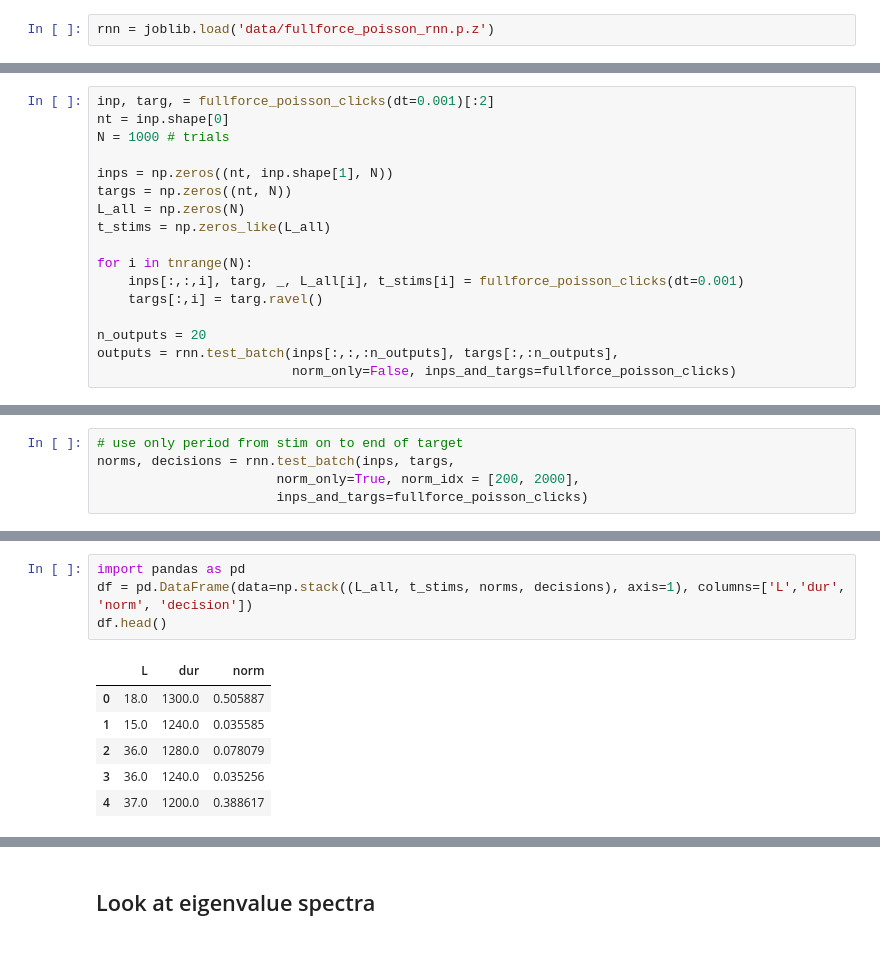
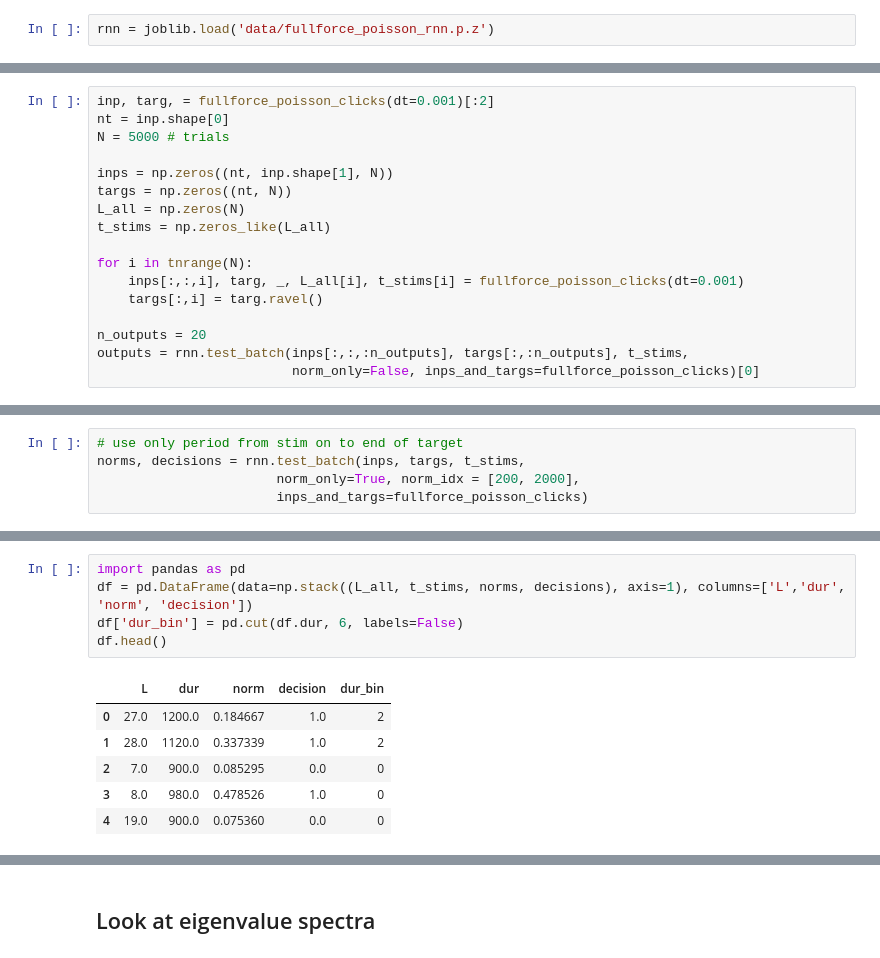
Before and after one commit to dhb2128/full-FORCE-demos, a Jupyter notebook: Python/full-FORCE demo-clicks.ipynb, the cells around one changed output, grey strips where cells are left out. Saved outputs shown, nothing was run; the diff lists cells and outputs as text.

```diff
--- a/Python/full-FORCE demo-clicks.ipynb
+++ b/Python/full-FORCE demo-clicks.ipynb
@@ -82,7 +70,7 @@ array([[ 0.12798331]])
 # %%
 inp, targ, = fullforce_poisson_clicks(dt=0.001)[:2]
 nt = inp.shape[0]
-N = 1000 # trials
+N = 5000 # trials
 
 inps = np.zeros((nt, inp.shape[1], N))
 targs = np.zeros((nt, N))
@@ -94,8 +82,8 @@ for i in tnrange(N):
     targs[:,i] = targ.ravel()
 
 n_outputs = 20
-outputs = rnn.test_batch(inps[:,:,:n_outputs], targs[:,:n_outputs],
-                         norm_only=False, inps_and_targs=fullforce_poisson_clicks)
+outputs = rnn.test_batch(inps[:,:,:n_outputs], targs[:,:n_outputs], t_stims,
+                         norm_only=False, inps_and_targs=fullforce_poisson_clicks)[0]
 # %% [output]
 [interactive output not drawn]
 Initializing
@@ -114,7 +102,7 @@ plt.colorbar();
 [interactive output not drawn]
 # %%
 # use only period from stim on to end of target
-norms, decisions = rnn.test_batch(inps, targs,
+norms, decisions = rnn.test_batch(inps, targs, t_stims,
                        norm_only=True, norm_idx = [200, 2000],
                        inps_and_targs=fullforce_poisson_clicks)
 # %% [output]
@@ -123,11 +113,12 @@ Initializing
 # %%
 import pandas as pd
 df = pd.DataFrame(data=np.stack((L_all, t_stims, norms, decisions), axis=1), columns=['L','dur', 'norm', 'decision'])
+df['dur_bin'] = pd.cut(df.dur, 6, labels=False)
 df.head()
 # %% [output]
-|  | L | dur | norm |
-| 0 | 18.0 | 1300.0 | 0.505887 |
-| 1 | 15.0 | 1240.0 | 0.035585 |
-| 2 | 36.0 | 1280.0 | 0.078079 |
-| 3 | 36.0 | 1240.0 | 0.035256 |
-| 4 | 37.0 | 1200.0 | 0.388617 |
+|  | L | dur | norm | decision | dur_bin |
+| 0 | 27.0 | 1200.0 | 0.184667 | 1.0 | 2 |
+| 1 | 28.0 | 1120.0 | 0.337339 | 1.0 | 2 |
+| 2 | 7.0 | 900.0 | 0.085295 | 0.0 | 0 |
+| 3 | 8.0 | 980.0 | 0.478526 | 1.0 | 0 |
+| 4 | 19.0 | 900.0 | 0.075360 | 0.0 | 0 |
```
Also changed, not shown: parts of 9 cells of this notebook, 1 other file.
